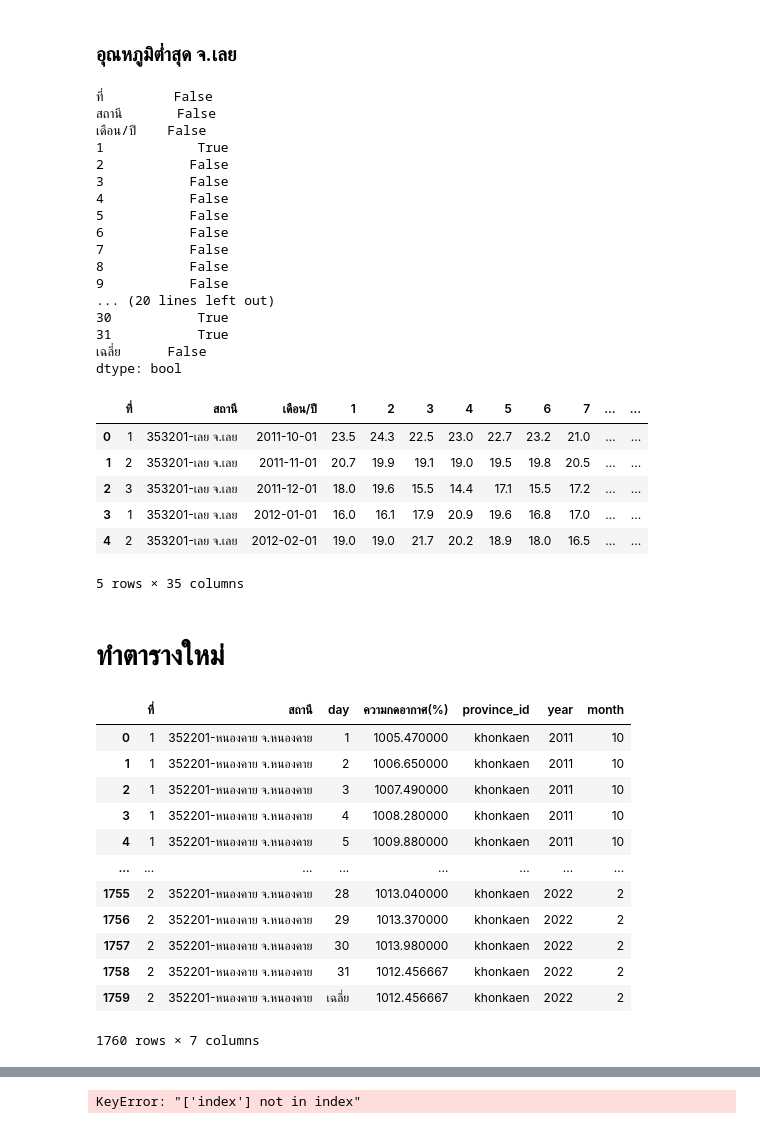
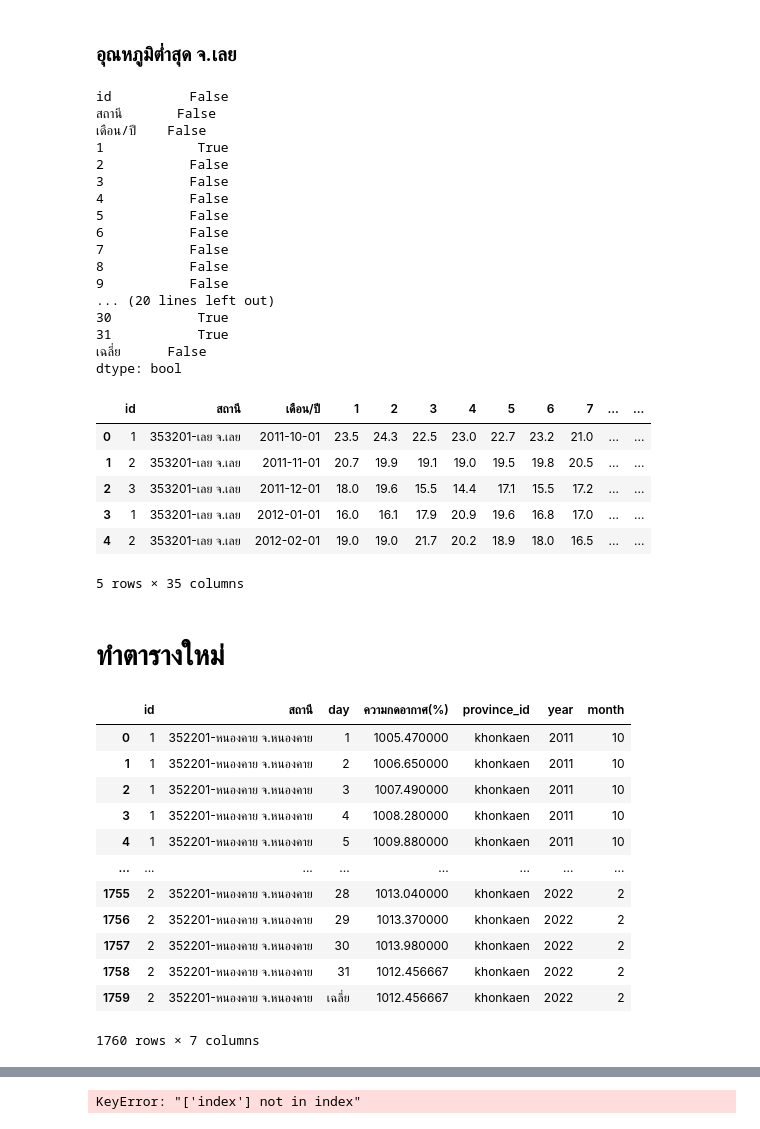
Before and after one commit to Aingon14/BSC_DPDM23, a Jupyter notebook: midterm_bscdpdm23.ipynb, the cells around one changed output, grey strips where cells are left out. Saved outputs shown, nothing was run; the diff lists cells and outputs as text; code cells hidden in the pictures.

```diff
--- a/midterm_bscdpdm23.ipynb
+++ b/midterm_bscdpdm23.ipynb
@@ -83,7 +83,7 @@ press_kk.head()
 # Rename column
 # %%
 # กำหนดให้คอลัมน์ทุกตารางเป็นแบบนี้
-col_name={'Unnamed: 0':'ที่','Unnamed: 1':'สถานี','Unnamed: 2':'เดือน/ปี','Unnamed: 34':'เฉลี่ย'}
+col_name={'Unnamed: 0':'id','Unnamed: 1':'สถานี','Unnamed: 2':'เดือน/ปี','Unnamed: 34':'เฉลี่ย'}
 # %% [markdown]
 ###ความกดอากาศ (%)
 # %%
@@ -1784,7 +1784,7 @@ low_lei=low_lei.replace('-',np.NaN)
 # %%
 low_lei.isnull().any()
 # %% [output]
-ที่         False
+id          False
 สถานี       False
 เดือน/ปี    False
 1            True
@@ -1807,7 +1807,7 @@ for i in range(len(low_lei['ที่'])):low_lei.iloc[i,:]=low_lei.iloc[i,:].fi
 # %%
 low_lei.head()
 # %% [output]
-|  | ที่ | สถานี | เดือน/ปี | 1 | 2 | 3 | 4 | 5 | 6 | 7 | ... | ... |
+|  | id | สถานี | เดือน/ปี | 1 | 2 | 3 | 4 | 5 | 6 | 7 | ... | ... |
 | 0 | 1 | 353201-เลย จ.เลย | 2011-10-01 | 23.5 | 24.3 | 22.5 | 23.0 | 22.7 | 23.2 | 21.0 | ... | ... |
 | 1 | 2 | 353201-เลย จ.เลย | 2011-11-01 | 20.7 | 19.9 | 19.1 | 19.0 | 19.5 | 19.8 | 20.5 | ... | ... |
 | 2 | 3 | 353201-เลย จ.เลย | 2011-12-01 | 18.0 | 19.6 | 15.5 | 14.4 | 17.1 | 15.5 | 17.2 | ... | ... |
@@ -1817,17 +1817,17 @@ low_lei.head()
 # %% [markdown]
 # ทำตารางใหม่
 # %%
-press_kk_tab = press_kk.set_index(['ที่','สถานี','เดือน/ปี']).stack().reset_index()
+press_kk_tab = press_kk.set_index(['id','สถานี','เดือน/ปี']).stack().reset_index()
 press_kk_tab.rename(columns={'level_3' : 'day'},inplace=True)
 press_kk_tab.rename(columns={0 : 'ความกดอากาศ(%)'},inplace=True)
 press_kk_tab['province_id'] = len(press_kk_tab)*['khonkaen']
 press_kk_tab
 press_kk_tab['year'] = press_kk_tab['เดือน/ปี'].dt.year
 press_kk_tab['month'] = press_kk_tab['เดือน/ปี'].dt.month
 press_kk_tab = press_kk_tab.drop(['เดือน/ปี'], axis =1)
 press_kk_tab
 # %% [output]
-|  | ที่ | สถานี | day | ความกดอากาศ(%) | province_id | year | month |
+|  | id | สถานี | day | ความกดอากาศ(%) | province_id | year | month |
 | 0 | 1 | 352201-หนองคาย จ.หนองคาย | 1 | 1005.470000 | khonkaen | 2011 | 10 |
 | 1 | 1 | 352201-หนองคาย จ.หนองคาย | 2 | 1006.650000 | khonkaen | 2011 | 10 |
 | 2 | 1 | 352201-หนองคาย จ.หนองคาย | 3 | 1007.490000 | khonkaen | 2011 | 10 |
```
Also changed, not shown: parts of 133 cells of this notebook.
